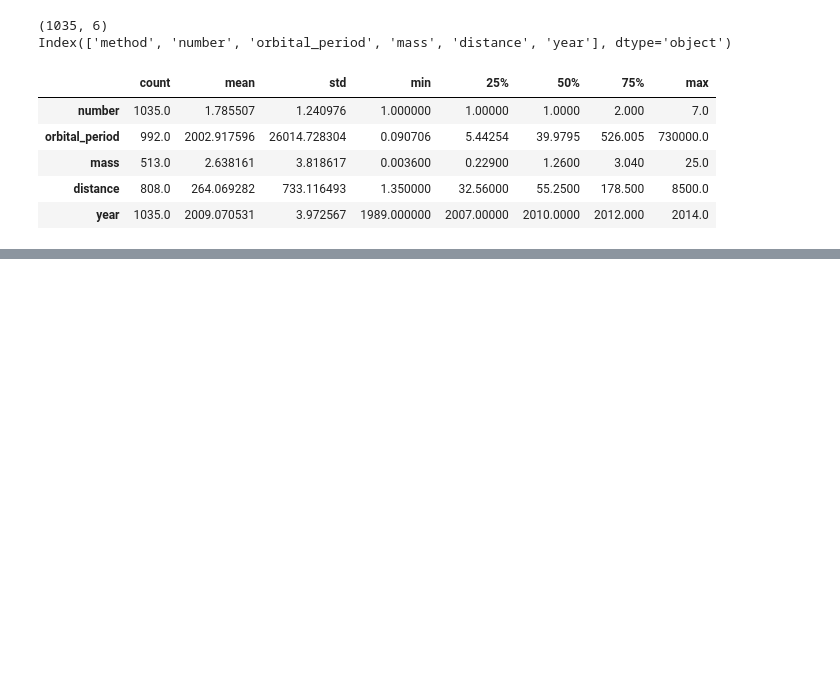
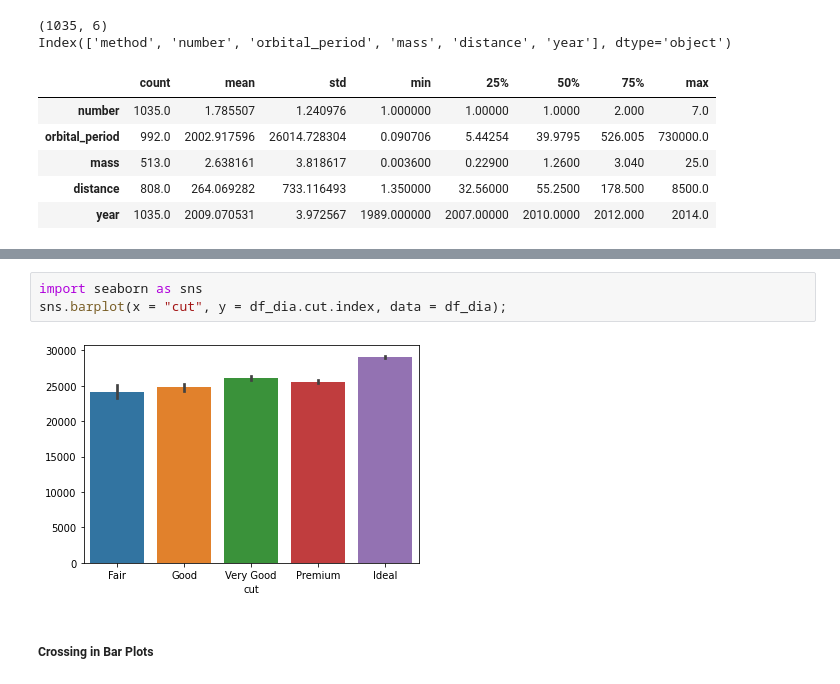
Before and after one commit to SparrowHere/Python-Self-Study-Notebook, a Jupyter notebook: Python Programming Basics.ipynb, the cells around one changed output, grey strips where cells are left out. Drawn from its saved outputs; the diff is of its cells as text; blank space fills up the shorter version.

```diff
--- a/Python Programming Basics.ipynb
+++ b/Python Programming Basics.ipynb
@@ -4988,0 +5263,7 @@ Index(['method', 'number', 'orbital_period', 'mass', 'distance', 'year'], dtype=
+# %%
+import seaborn as sns
+sns.barplot(x = "cut", y = df_dia.cut.index, data = df_dia);
+# %% [output]
+[figure, added]
+# %% [markdown]
+##### Crossing in Bar Plots
```
Also changed, not shown: parts of 37 cells of this notebook.
